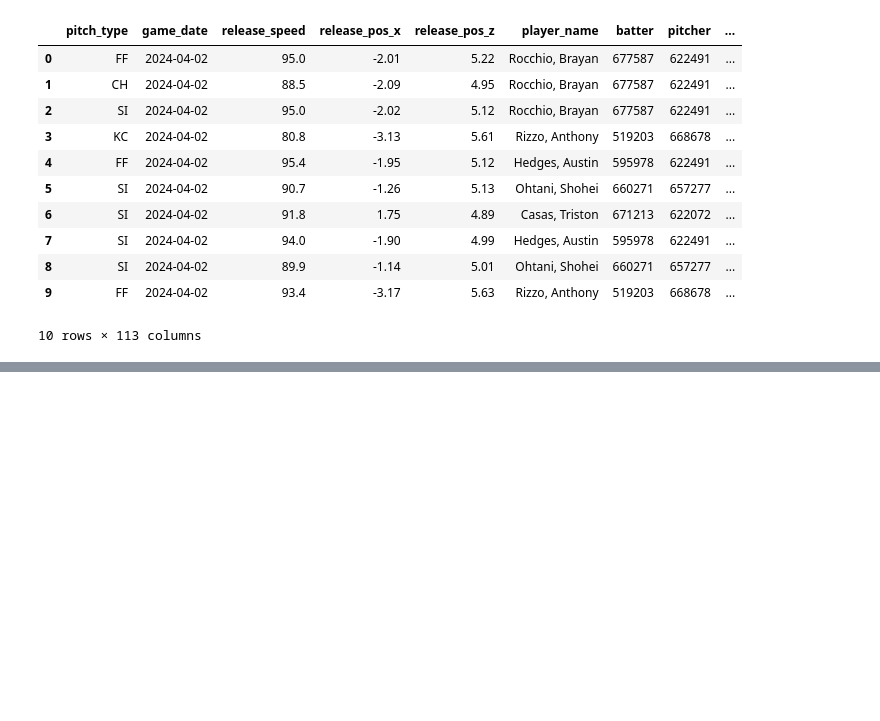
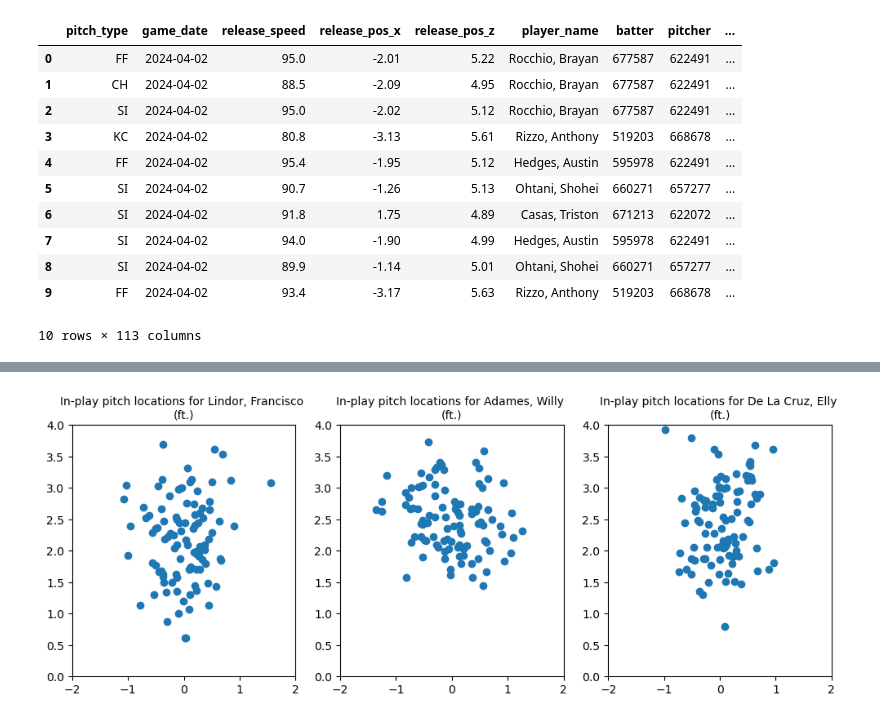
Before and after one commit to sknadler/batting-trends-in-silver-sluggers, a Jupyter notebook: Silver-Sluggers-Analysis.ipynb, the cells around one changed output, grey strips where cells are left out. Drawn from its saved outputs; the diff is of its cells as text; code cells hidden in the pictures; blank space fills up the shorter version.

```diff
--- a/Silver-Sluggers-Analysis.ipynb
+++ b/Silver-Sluggers-Analysis.ipynb
@@ -54,0 +98,26 @@ nl_ut = df[player_name == 'Betts, Mookie']
+# %%
+# Create scatter plots of sampled in-play pitch locations
+# Each batter has 400-500 in-play pitches, clean up the data by using less but random pitch data
+# Note: Pitches labeled 'hit_into_play' signify the end of the at-bat
+lindor_sampled = lindor[lindor['description'] == 'hit_into_play'].sample(n = 100, random_state = 42)
+adames_sampled = adames[adames['description'] == 'hit_into_play'].sample(n = 100, random_state = 42)
+de_la_cruz_sampled = de_la_cruz[de_la_cruz['description'] == 'hit_into_play'].sample(n = 100, random_state = 42)
+
+# Iterate over each batter to create scatter plots
+datasets = [lindor_sampled, adames_sampled, de_la_cruz_sampled]
+titles = ['In-play pitch locations for Lindor, Francisco \n(ft.)', 'In-play pitch locations for Adames, Willy \n(ft.)', 'In-play pitch locations for De La Cruz, Elly \n(ft.)']
+
+fig, axes = plt.subplots(1, 3, figsize = (12, 4))
+
+for i, data in enumerate(datasets):
+
+# Create each scatter plot
+    axes[i].scatter(x = data['plate_x'], y = data['plate_z'])
+    axes[i].set_xlim(-2.0, 2.0)
+    axes[i].set_ylim(0.0, 4.0)
+    axes[i].set_title(titles[i], fontsize = 10)
+
+# Show the charts
+plt.show()
+# %% [output]
+[figure, added]
```
Also changed, not shown: parts of 21 cells of this notebook.
